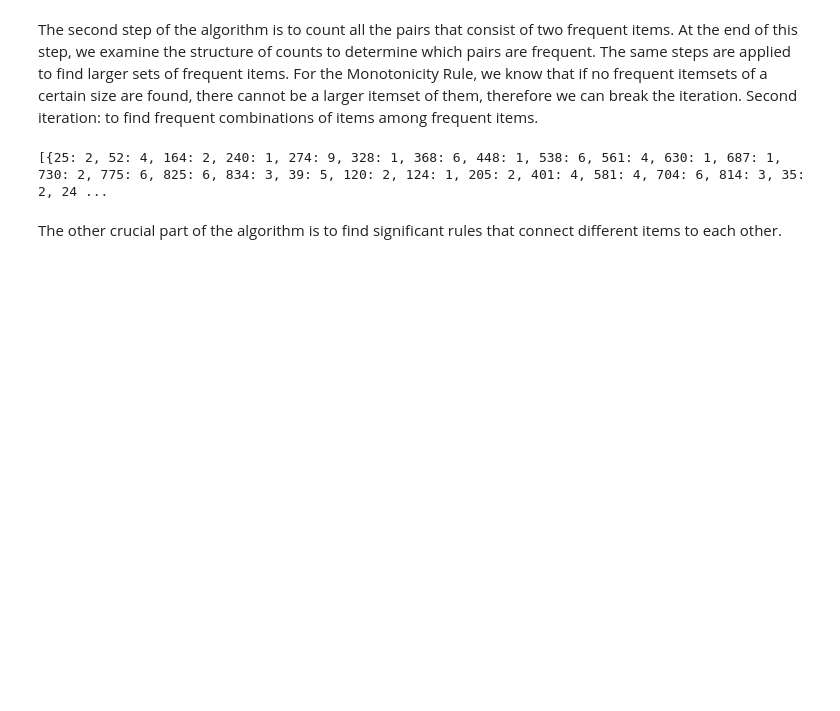
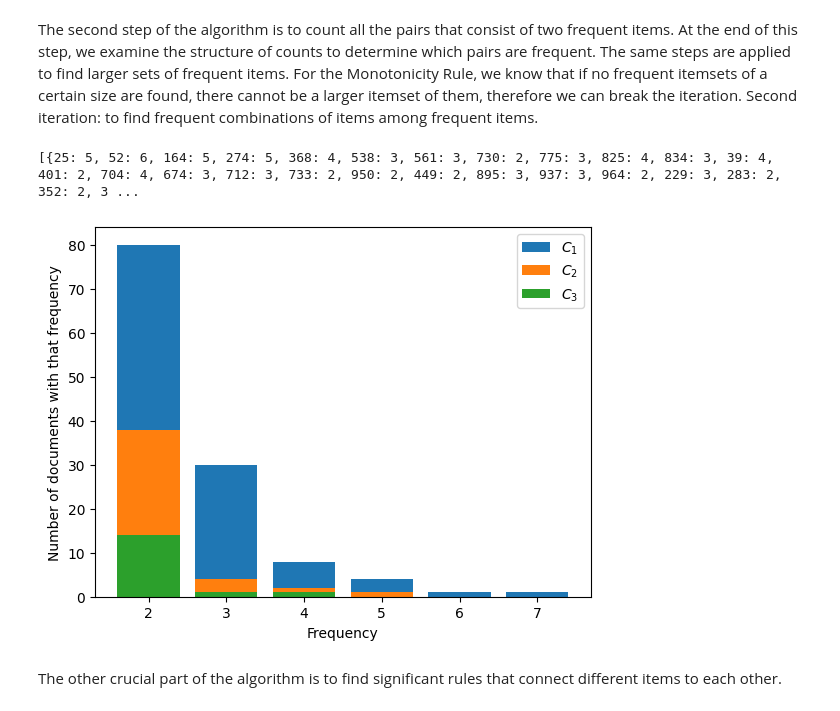
Before and after one commit to data-mining-kth/discovery-of-frequent-itemsets, a Jupyter notebook: src/HW2_Chiminelli_Praturlon.ipynb, the cells around one changed output. Cells and saved outputs as stored; diff of their text form; code cells hidden in the pictures; blank space fills up the shorter version.

```diff
--- a/src/HW2_Chiminelli_Praturlon.ipynb
+++ b/src/HW2_Chiminelli_Praturlon.ipynb
@@ -118,23 +135,26 @@ Second iteration: to find frequent combinations of items among frequent items.
 # for every possible length of boundles, (a, b), (a, c, d), (e, f, g, w), ...
 # ideally there is a number of Candidate Items Sets as big as the cardinality
 # of all frequent singletons
-MIN_SUPPORT = median
+
 #for i in range(2,len(items)):
-for i in range(2, 3):
+for i in range(2, 4):
     s = dict() # new support, now for doubletons, tripletons, etc.
     # for every combinations of i items
     # count frequency of every combination among all baskets
     for combo in combinations(items,i):
         # iterate again in every basket of the original dataframe
-        # must recreate the dataframe as set of int
         for basket in baskets_ls:
             # if the combination of i items is found in the basket, count+1
             if set(combo).issubset(basket):
                 s[combo] = s.get(combo,0) + 1
+                # print("Found combo: ", combo)
         # once all baskets are checked
         # if there is a set for that combination and it is below threshold
-        # delete it -> kkeeep  only actually frequuent items
+        # delete it -> keep  only actually frequuent items
+        # print("s.get(combo): ", s.get(combo))
+        # print("s[combo]: ", s[combo])
         if s.get(combo) and s[combo]<MIN_SUPPORT:
+            #print("Deleted s[combo] ", s[combo])
             del s[combo]
     # if s is empty -> that combination is not present in any basket
     if not s:
@@ -144,7 +164,20 @@ for i in range(2, 3):
 # Print list of all dictionaries for each combination with their frequencies
 print(support)
 # %% [output]
-[{25: 2, 52: 4, 164: 2, 240: 1, 274: 9, 328: 1, 368: 6, 448: 1, 538: 6, 561: 4, 630: 1, 687: 1, 730: 2, 775: 6, 825: 6, 834: 3, 39: 5, 120: 2, 124: 1, 205: 2, 401: 4, 581: 4, 704: 6, 814: 3, 35: 2, 24 ...
+[{25: 5, 52: 6, 164: 5, 274: 5, 368: 4, 538: 3, 561: 3, 730: 2, 775: 3, 825: 4, 834: 3, 39: 4, 401: 2, 704: 4, 674: 3, 712: 3, 733: 2, 950: 2, 449: 2, 895: 3, 937: 3, 964: 2, 229: 3, 283: 2, 352: 2, 3 ...
+# %%
+k = 0
+for C_k in support:
+    k+=1
+    cnt = Counter(C_k.values())
+    plt.bar(cnt.keys(), cnt.values(), label=fr"$C_{k}$")
+
+plt.xlabel('Frequency')
+plt.ylabel('Number of documents with that frequency')
+plt.legend()
+plt.show()
+# %% [output]
+[figure, added]
 # %% [markdown]
 The other crucial part of the algorithm is to find significant rules that connect different items to each other.
 # %%
```
Also changed, not shown: parts of 7 cells of this notebook.
